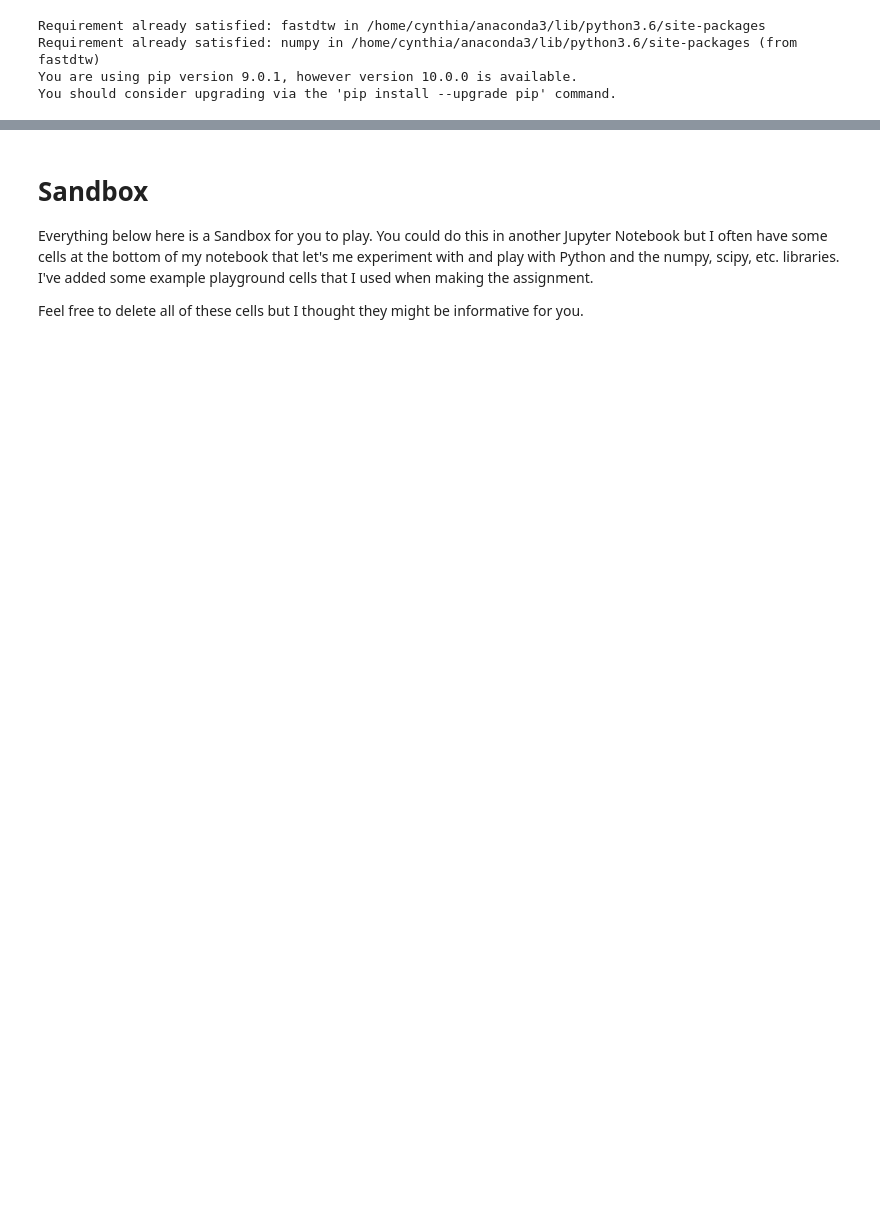
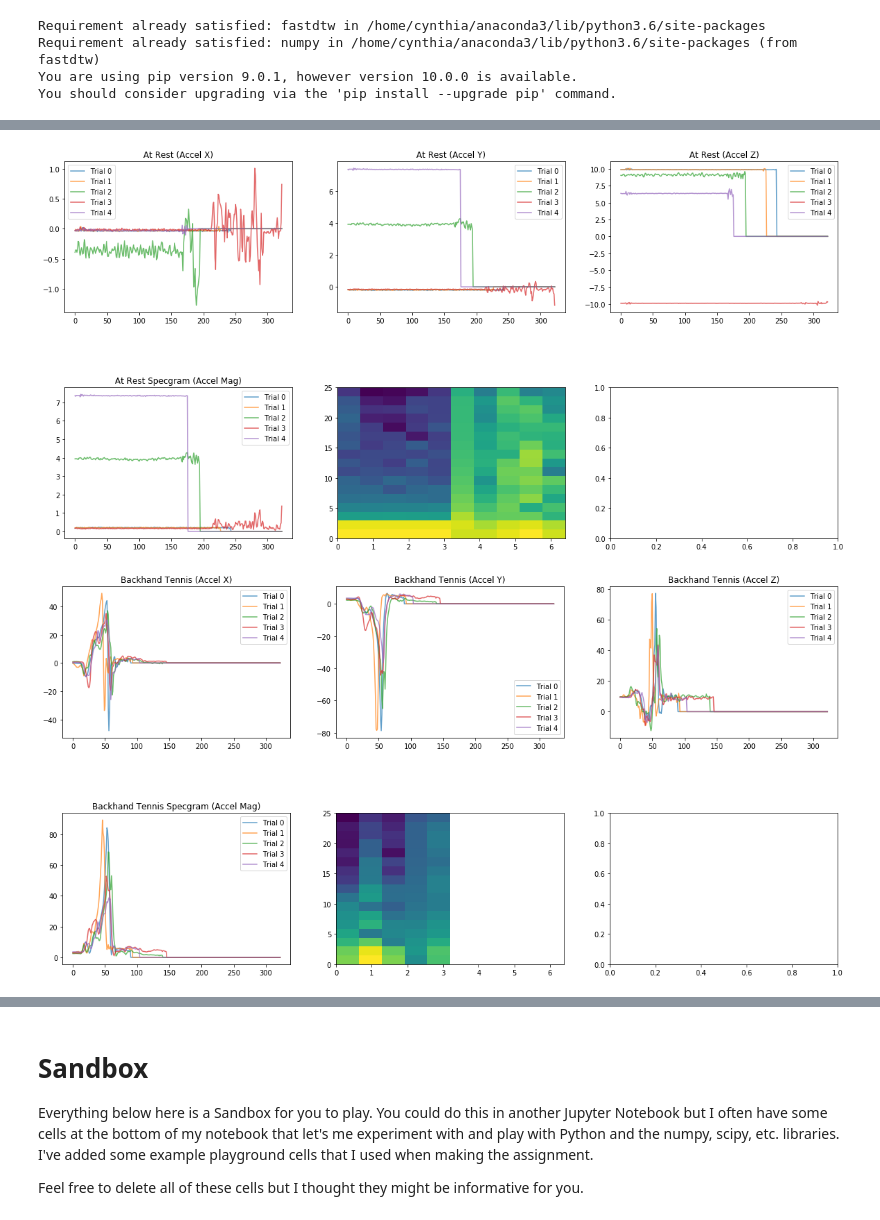
Before and after one commit to cynthisl/ubicomp, a Jupyter notebook: gesture/Gesture Recognizer.ipynb, the cells around one changed output, grey strips where cells are left out. Drawn from its saved outputs; the diff is of its cells as text; code cells hidden in the pictures; blank space fills up the shorter version.

```diff
--- a/gesture/Gesture Recognizer.ipynb
+++ b/gesture/Gesture Recognizer.ipynb
@@ -50,6 +34,7 @@ class SensorData:
     # Pads the end of each data array with zeroes. Throws exception
     # if newArrayLength smaller than the current data array (and thus nothing to pad)
     def pad_with_zeros(self, newArrayLength):
+        self.signalLengthBeforePadding = len(self.x)
         arrayLengthDiff = newArrayLength - len(self.x)
         if arrayLengthDiff < 0:
             raise ValueError("New array length '{}' must be larger than current array length '{}".
@@ -91,6 +76,12 @@ class Trial:
     # Utility function that returns the end time as a nice string
     def getEndTimeMsAsString(self):
         return time.strftime('%Y-%m-%d %H:%M:%S', time.localtime(self.endTimeMs / 1000))
+
+    def transformData(xform_func):
+        self.accel.mag = xform_func(self.accel.mag)
+        self.accel.x = xform_func(self.accel.x)
+        self.accel.y = xform_func(self.accel.y)
+        self.accel.z = xform_func(self.accel.z)
 # %%
 # This cell contains our file handling and parsing related functions
 from os import listdir
@@ -285,3 +190,13 @@ Requirement already satisfied: fastdtw in /home/cynthia/anaconda3/lib/python3.6/
 Requirement already satisfied: numpy in /home/cynthia/anaconda3/lib/python3.6/site-packages (from fastdtw)
 You are using pip version 9.0.1, however version 10.0.0 is available.
 You should consider upgrading via the 'pip install --upgrade pip' command.
+# %%
+# Load the data
+
+# You should change the path to the location of the log files on your system
+# logPath = '/Users/jonf/Dropbox/CSE590_UbiComp/Git/CSE590Sp2018p/A02-GestureRecognizer/JupyterAnalysis/GestureLogs'
+# logPath = "D:\Dropbox\CSE590_UbiComp\Git\CSE590Sp2018\A02-GestureRecognizer\JonGestureLogs"
+logPath = '/home/cynthia/ubicomp/gesture/JonGestureLogs'
+#logPath = '/home/cynthia/ubicomp/gesture/MyGestureLogs'
+
+mapGestureToTrials = parse_and_create_gesture_trials(logPath)
@@ -287,0 +217,44 @@ You should consider upgrading via the 'pip install --upgrade pip' command.
+# %%
+
+NFFT = 32     # the length of the windowing segments
+Fs = 50  # the sampling rate
+
+def visualizeGesture(name, gestureTrials):
+    fig, axes = plt.subplots(2, 3, figsize=(20, 10), squeeze=False)
+    fig.subplots_adjust(hspace=0.5)
+    for trialNum, trial in enumerate(gestureTrials):
+        axes[0][0].plot(trial.accel.x, alpha=0.7, label="Trial {}".format(trialNum))
+        axes[0][1].plot(trial.accel.y, alpha=0.7, label="Trial {}".format(trialNum))
+        axes[0][2].plot(trial.accel.z, alpha=0.7, label="Trial {}".format(trialNum))
+        axes[1][0].plot(trial.accel.mag, alpha=0.7, label="Trial {}".format(trialNum))
+        Pxx, freqs, bins, im = axes[1][1].specgram(trial.accel.mag, NFFT=NFFT, Fs=Fs,noverlap=0)
+
+    axes[0][0].set_title(name + " (Accel X)")
+    axes[0][0].legend()
+
+    axes[0][1].set_title(name + " (Accel Y)")
+    axes[0][1].legend()
+
+    axes[0][2].set_title(name + " (Accel Z)")
+    axes[0][2].legend()
+
+    axes[1][0].set_title(name + " (Accel Mag)")
+    axes[1][0].legend()
+
+    axes[1][0].set_title(name + " Specgram (Accel Mag)")
+
+
+
+# Now let's plot all of the accel signals! :)
+
+# We are going to make a grid of line graphs with a row for each gesture, so len(mapGestureToTrials) rows
+# and a column for each signal type, so 4 columns (one for x, y, z, and mag)
+
+index = 0
+gestureNamesSorted = sorted(mapGestureToTrials.keys())
+for gestureName in gestureNamesSorted:
+    gestureTrials = mapGestureToTrials[gestureName]
+    visualizeGesture(gestureName, gestureTrials)
+# %% [output]
+[figure, added]
+[figure, added]
```
Also changed, not shown: parts of 14 cells of this notebook.
